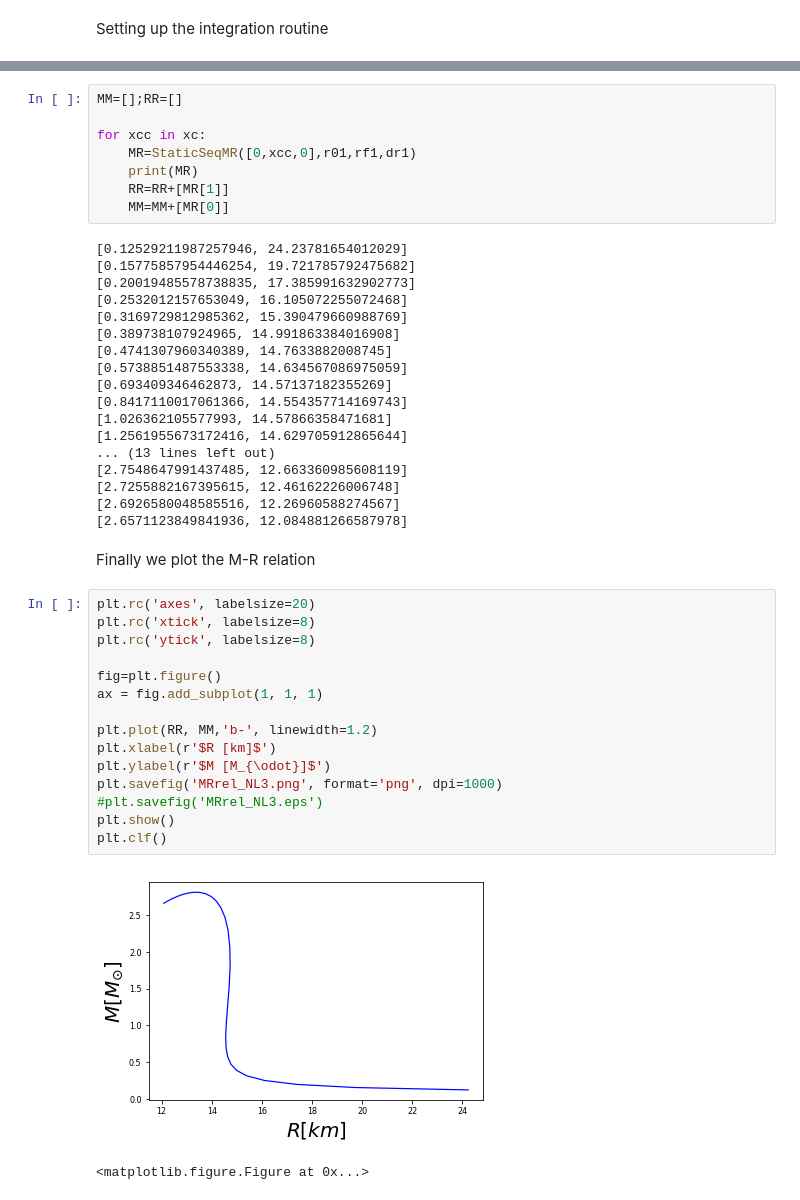
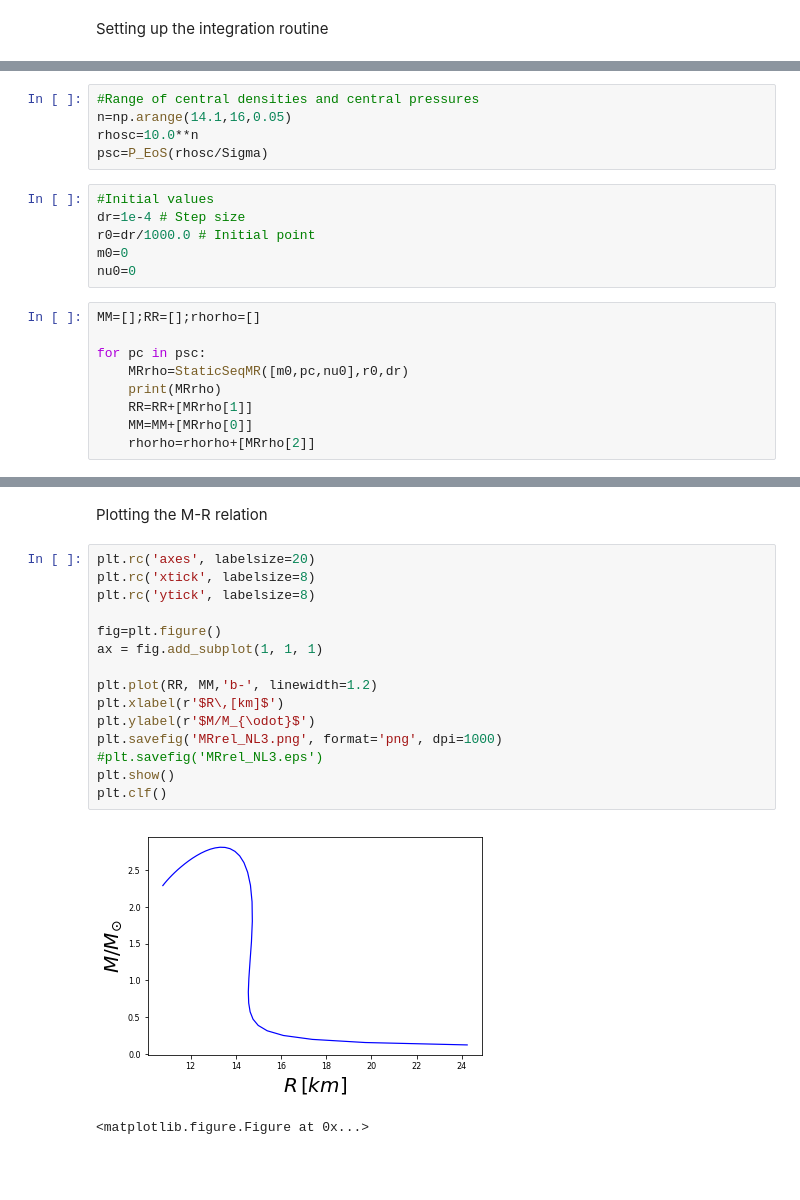
Before and after one commit to DavidRamosSal/stellar_structure, a Jupyter notebook: Numeric static solution_one.ipynb, the cells around one changed output, grey strips where cells are left out. Saved outputs shown, nothing was run; the diff lists cells and outputs as text; blank space fills up the shorter version.

```diff
--- a/Numeric static solution_one.ipynb
+++ b/Numeric static solution_one.ipynb
@@ -148,0 +147,20 @@ def StaticSeqSS(y0,r0,rf,dr):
+# %%
+#Range of central densities and central pressures
+n=np.arange(14.1,16,0.05)
+rhosc=10.0**n
+psc=P_EoS(rhosc/Sigma)
+# %%
+#Initial values
+dr=1e-4 # Step size
+r0=dr/1000.0 # Initial point
+m0=0
+nu0=0
+# %%
+MM=[];RR=[];rhorho=[]
+
+for pc in psc:
+    MRrho=StaticSeqMR([m0,pc,nu0],r0,dr)
+    print(MRrho)
+    RR=RR+[MRrho[1]]
+    MM=MM+[MRrho[0]]
+    rhorho=rhorho+[MRrho[2]]
@@ -175,46 +187,20 @@ xc=EoS_NL302((10.0**rhoc)/Sigma)
-# %%
-MM=[];RR=[]
-
-for xcc in xc:
-    MR=StaticSeqMR([0,xcc,0],r01,rf1,dr1)
-    print(MR)
-    RR=RR+[MR[1]]
-    MM=MM+[MR[0]]
-# %% [output]
-[0.12529211987257946, 24.23781654012029]
-[0.15775857954446254, 19.721785792475682]
-[0.20019485578738835, 17.385991632902773]
-[0.2532012157653049, 16.105072255072468]
-[0.3169729812985362, 15.390479660988769]
-[0.389738107924965, 14.991863384016908]
-[0.4741307960340389, 14.7633882008745]
-[0.5738851487553338, 14.634567086975059]
-[0.693409346462873, 14.57137182355269]
-[0.8417110017061366, 14.554357714169743]
-[1.026362105577993, 14.57866358471681]
-[1.2561955673172416, 14.629705912865644]
-... (13 lines left out)
-[2.7548647991437485, 12.663360985608119]
-[2.7255882167395615, 12.46162226006748]
-[2.6926580048585516, 12.26960588274567]
-[2.6571123849841936, 12.084881266587978]
 # %% [markdown]
-Finally we plot the M-R relation
+Plotting the M-R relation
 # %%
 plt.rc('axes', labelsize=20)
 plt.rc('xtick', labelsize=8)
 plt.rc('ytick', labelsize=8)
 
 fig=plt.figure()
 ax = fig.add_subplot(1, 1, 1)
 
 plt.plot(RR, MM,'b-', linewidth=1.2)
-plt.xlabel(r'$R [km]$')
-plt.ylabel(r'$M [M_{\odot}]$')
+plt.xlabel(r'$R\,[km]$')
+plt.ylabel(r'$M/M_{\odot}$')
 plt.savefig('MRrel_NL3.png', format='png', dpi=1000)
 #plt.savefig('MRrel_NL3.eps')
 plt.show()
 plt.clf()
 # %% [output]
-[figure, old version]
+[figure, new version]
 <matplotlib.figure.Figure at 0x...>
```
Also changed, not shown: parts of 23 cells of this notebook, 4 other files.
